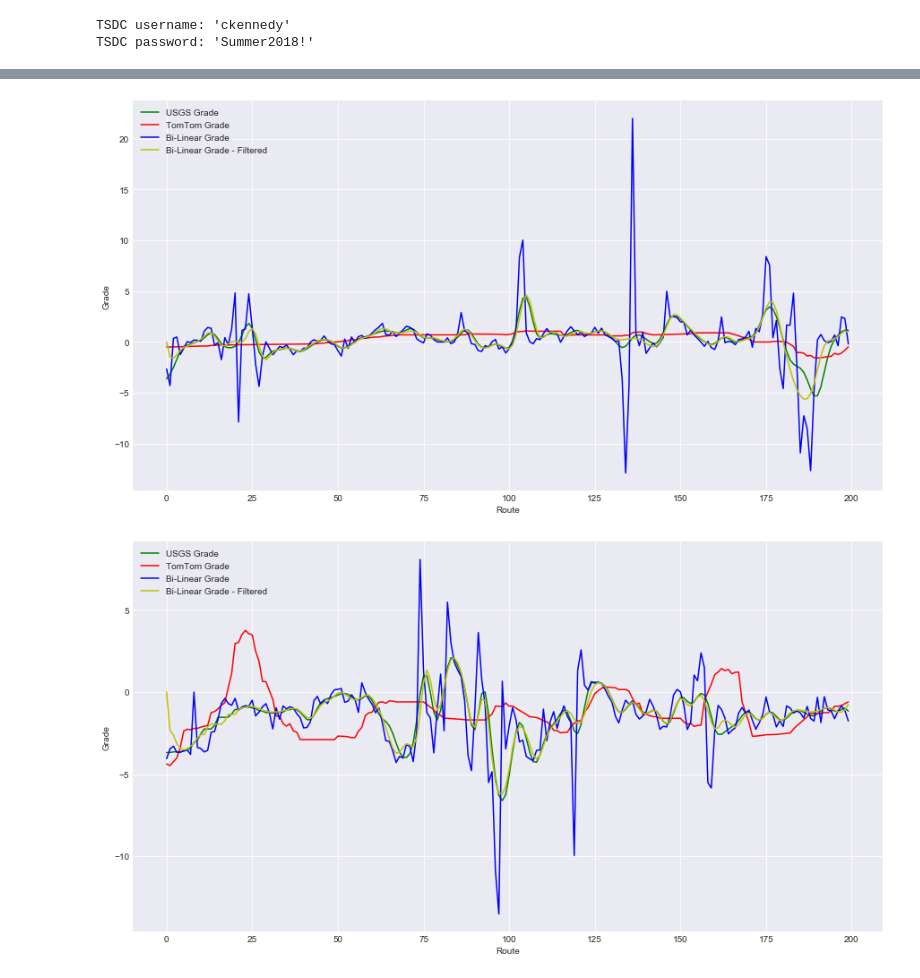
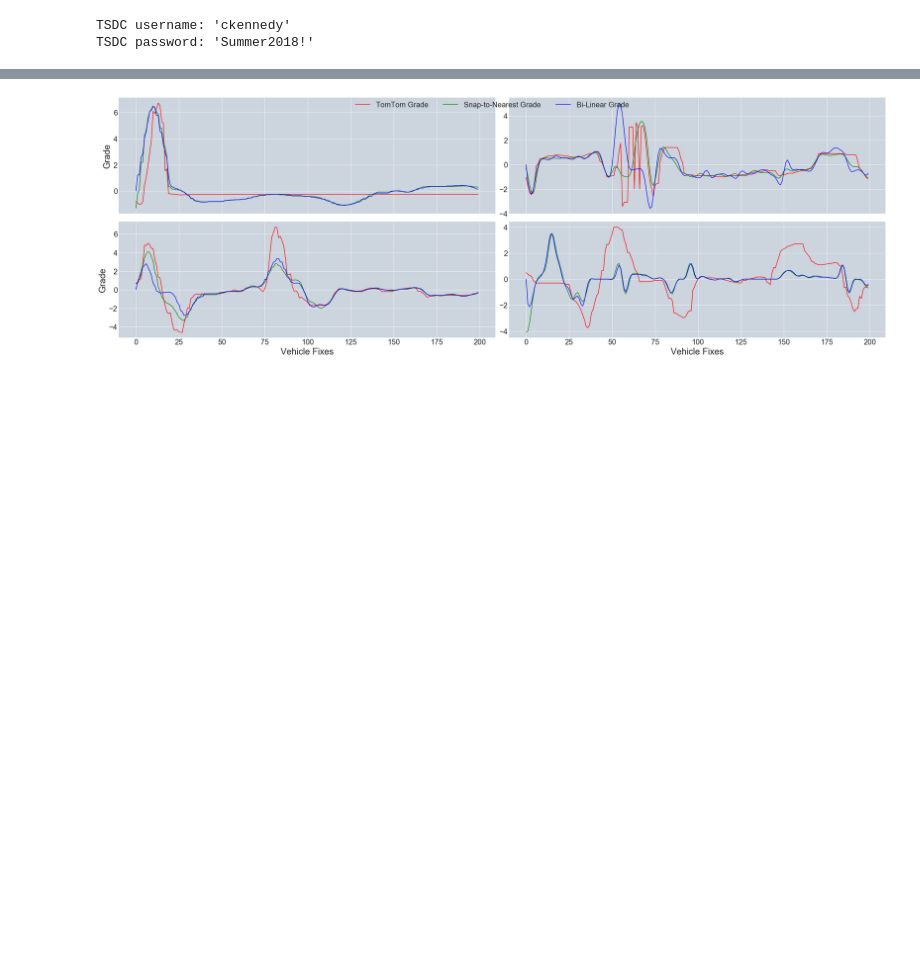
Before and after one commit to RRCCDataLab/Elevation-Descent, a Jupyter notebook: notebooks/grade_compare.ipynb, the cells around one changed output, grey strips where cells are left out. Drawn from its saved outputs; the diff is of its cells as text; code cells hidden in the pictures; blank space fills up the shorter version.

Commit message:
created visualizations for poster and report

```diff
--- a/notebooks/grade_compare.ipynb
+++ b/notebooks/grade_compare.ipynb
@@ -43,36 +45,80 @@ all_grades_drop_filter = elev_filter.elev_filter(all_grades_drop)
 # Scale all grade profiles to %/100
 # %%
 # Print num_plots number of tables showing 200 points from num_plots vehicles in dataset
+f, axarr = plt.subplots(2, 2, sharex=True, sharey=False, figsize=(30,10))
+#f.suptitle("Comparison of Grade Profiles", fontsize=30, fontweight='bold')
 
-num_plots = 5
+num_plots = [4,5,6,3]
 
-for veh in range(num_plots):
+i, j = 0, 0
+
+for veh in num_plots:
     samp_num = veh_data['sampno'][veh]
     veh_num = veh_data['vehno'][veh]
     grades = all_grades_drop.query('sampno == %s' % samp_num).query('vehno == %s' % veh_num)[100:300]
 
     grades = elev_filter.elev_filter(grades)
 
     # NOTE: change style to match other plots
     plt.style.use('seaborn-darkgrid')
 
     x = np.arange(grades.shape[0])
 
     #palette = plt.get_cmap('Rdbu_r')
-    fig = plt.figure(figsize=(15,8))
-    ax = fig.add_subplot(111)
+    #fig = plt.figure(figsize=(15,8))
+    #ax = fig.add_subplot(111)
 
-    ax.plot(x, grades['usgs_grade']*100, c='g', label='USGS Grade')
-    ax.plot(x, grades['tomtom_grade']/10, c='r', label='TomTom Grade')
-    ax.plot(x, grades['bilin_grade'], c='b', label='Bi-Linear Grade')
-    ax.plot(x, grades['bilin_grade_filter']*100, c='y', label='Bi-Linear Grade - Filtered')
+    # Set color
+    axarr[i, j].set_facecolor((0.8, 0.83, 0.87, 1.0))
 
-    ax.set_xlabel('Route')
-    ax.set_ylabel('Grade')
 
-    plt.legend(loc=2)
+
+    axarr[i, j].plot(x, grades['tomtom_grade']/10, c='r', label='TomTom Grade (Ground Truth)')
+    axarr[i, j].plot(x, grades['usgs_grade']*100, c='g', label='Snap-to-Nearest Grade')
+    axarr[i, j].plot(x, grades['bilin_grade_filter']*100, c='b', label='Bi-Linear Grade')
+
+    axarr[i, j].tick_params(labelsize=20)
+
+    axarr[0, 0].set_ylabel('Grade', labelpad=5, fontsize=24)
+    axarr[1, 0].set_ylabel('Grade', labelpad=5, fontsize=24)
+    axarr[1, 0].set_xlabel('Vehicle Fixes', labelpad=5, fontsize=24)
+    axarr[1, 1].set_xlabel('Vehicle Fixes', labelpad=5, fontsize=24)
+
+    #plt.legend(loc=2, fontsize=19)
+
+    i+=1
+
+    if i > 1:
+        j = 1
+        i = 0
+
+
+#plt.legend(bbox_to_anchor=(1, 1),
+       #bbox_transform=plt.gcf().transFigure)
+
+# Place a legend above this subplot, expanding itself to
+# fully use the given bounding box.
+#axarr[0,0].legend(bbox_to_anchor=(0., 1., 1., 0.), loc=1,
+           #ncol=3, mode="expand", borderaxespad=0., fontsize=20)
+
+plt.figlegend(('TomTom Grade', 'Snap-to-Nearest Grade', 'Bi-Linear Grade'), loc='upper center', ncol=3, labelspacing=0., fontsize=20)
+
+
+# Set axis labels
+#ax.set_xlabel('Vehicle Fixes', labelpad=10, fontsize=24)#, fontweight='bold')
+#ax.set_ylabel('Grade (%)', labelpad=7, fontsize=24)#, fontweight='bold')
+
+# Bring subplots close to each other.
+f.subplots_adjust(hspace=0.01)
+
+plt.tight_layout()
+
+# Set plot title
+#title = "Comparison of Grade Profiles"
+#plt.text(0.25, 1.0, title, transform=ax.transAxes, fontsize=30, fontweight='bold')
+
+plt.savefig('../vis/grade_compare_multi.png', bbox_inches='tight')
 
 plt.draw()
 # %% [output]
-[figure, old version]
+[figure, new version]
-[figure, removed]
```
Also changed, not shown: parts of 3 cells of this notebook, 2 other files.
